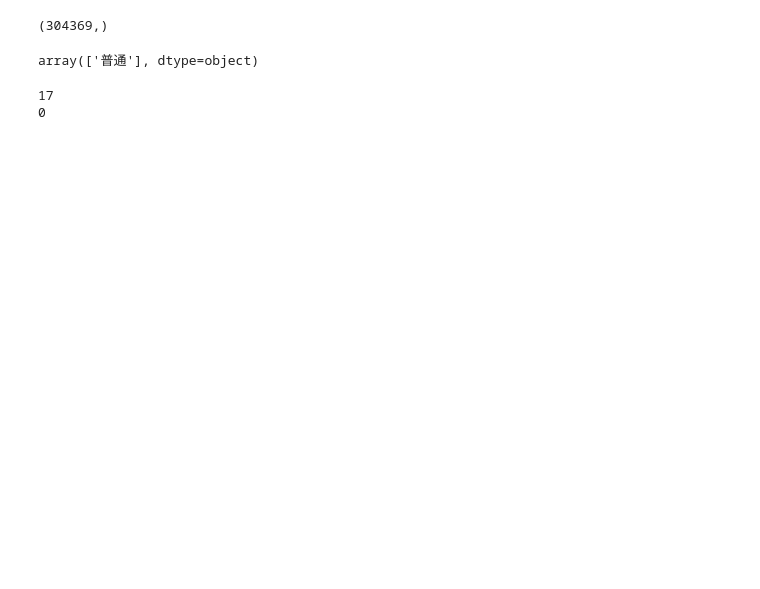
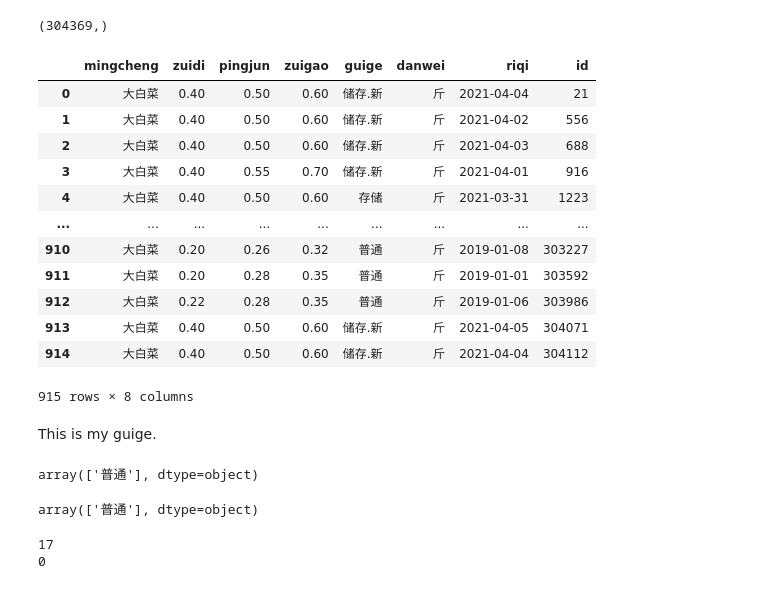
Before and after one commit to zheddie/samplecodes, a Jupyter notebook: src_python/xinfadi/TryAnalysis.ipynb, the cells around one changed output. Drawn from its saved outputs; the diff is of its cells as text; code cells hidden in the pictures; blank space fills up the shorter version.

```diff
--- a/src_python/xinfadi/TryAnalysis.ipynb
+++ b/src_python/xinfadi/TryAnalysis.ipynb
@@ -16,9 +16,31 @@ for one in rst.fetchall():
 #df = pd.read_sql('select * from xinfadi where mingcheng="大白菜" and guige="冀储存_鲁新"',conn)
 df = pd.read_sql('select * from xinfadi where mingcheng="大白菜"',conn)
 rdf = pd.read_sql('select * from xinfadi where mingcheng="纯瘦肉"',conn)
+# %%
+df
+# %% [output]
+|  | mingcheng | zuidi | pingjun | zuigao | guige | danwei | riqi | id |
+| 0 | 大白菜 | 0.40 | 0.50 | 0.60 | 储存.新 | 斤 | 2021-04-04 | 21 |
+| 1 | 大白菜 | 0.40 | 0.50 | 0.60 | 储存.新 | 斤 | 2021-04-02 | 556 |
+| 2 | 大白菜 | 0.40 | 0.50 | 0.60 | 储存.新 | 斤 | 2021-04-03 | 688 |
+| 3 | 大白菜 | 0.40 | 0.55 | 0.70 | 储存.新 | 斤 | 2021-04-01 | 916 |
+| 4 | 大白菜 | 0.40 | 0.50 | 0.60 | 存储 | 斤 | 2021-03-31 | 1223 |
+| ... | ... | ... | ... | ... | ... | ... | ... | ... |
+| 910 | 大白菜 | 0.20 | 0.26 | 0.32 | 普通 | 斤 | 2019-01-08 | 303227 |
+| 911 | 大白菜 | 0.20 | 0.28 | 0.35 | 普通 | 斤 | 2019-01-01 | 303592 |
+| 912 | 大白菜 | 0.22 | 0.28 | 0.35 | 普通 | 斤 | 2019-01-06 | 303986 |
+| 913 | 大白菜 | 0.40 | 0.50 | 0.60 | 储存.新 | 斤 | 2021-04-05 | 304071 |
+| 914 | 大白菜 | 0.40 | 0.50 | 0.60 | 储存.新 | 斤 | 2021-04-04 | 304112 |
+915 rows × 8 columns
 # %%
 guiges =df["guige"].unique()
 rguiges=rdf['guige'].unique()
+# %% [markdown]
+This is my guige.
+# %%
+rguiges
+# %% [output]
+array(['普通'], dtype=object)
 # %%
 rguiges
 # %% [output]
```
Also changed, not shown: parts of 1 cell of this notebook.
